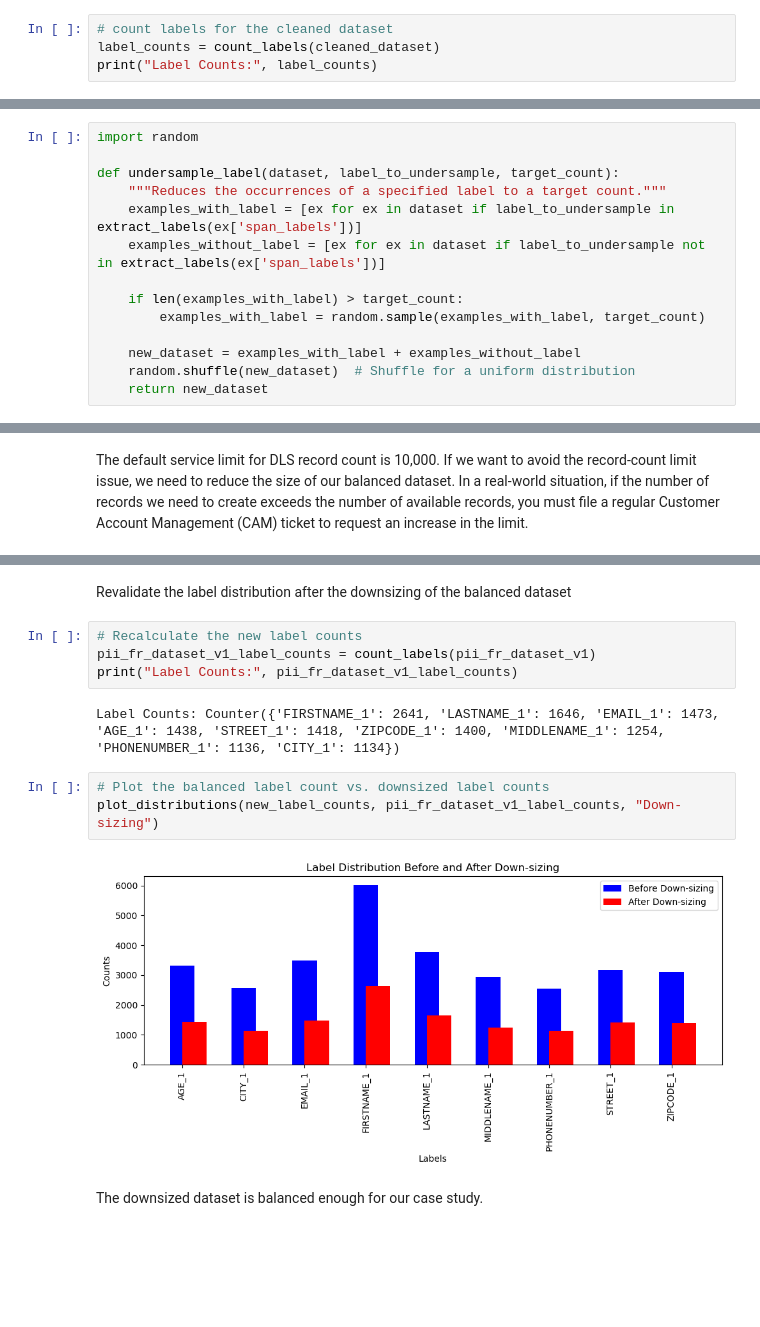
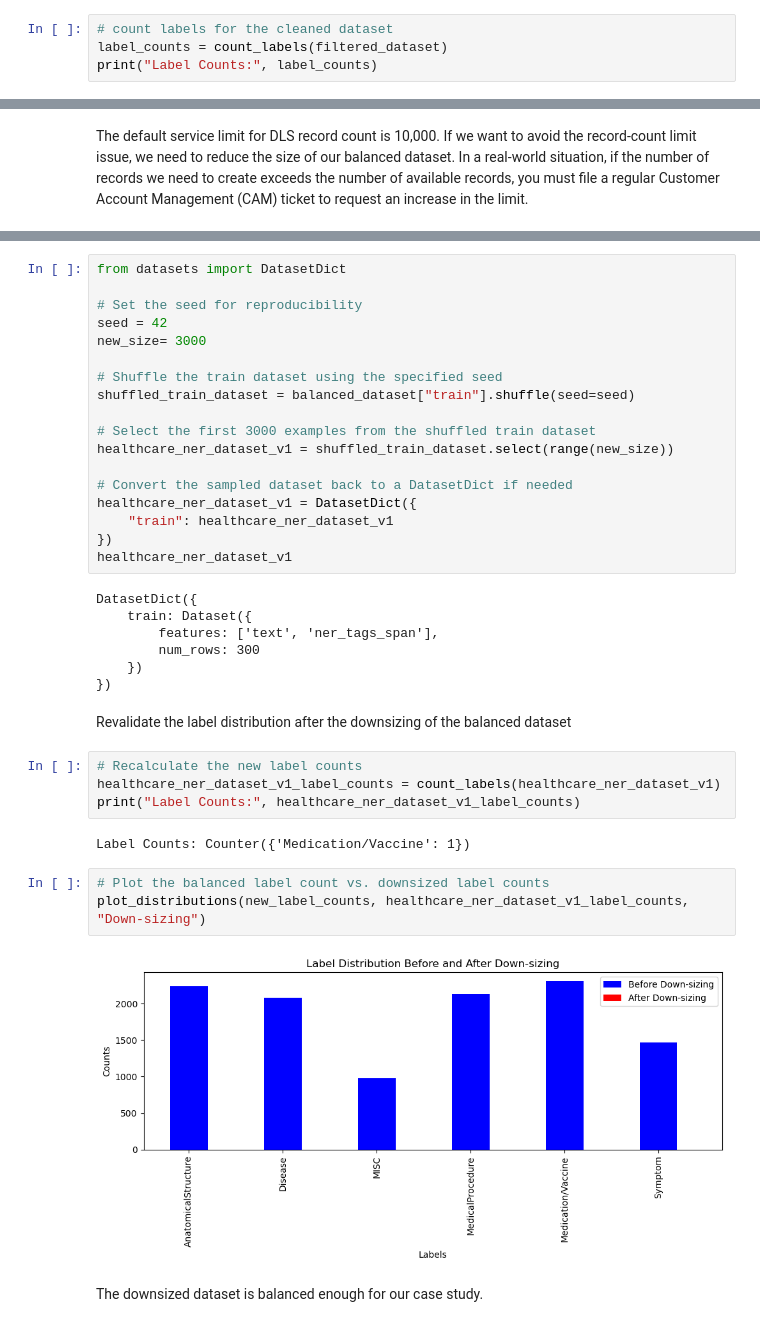
Before and after one commit to john-doe-typica-ai/nlp-on-oci, a Jupyter notebook: chapt-5/prepare_dataset.ipynb, the cells around one changed output, grey strips where cells are left out. Drawn from its saved outputs; the diff is of its cells as text; blank space fills up the shorter version.

Commit message:
healthcare ner changes

```diff
--- a/chapt-5/prepare_dataset.ipynb
+++ b/chapt-5/prepare_dataset.ipynb
@@ -198,6 +195,6 @@ def plot_distributions(before_counts, after_counts, process="Balancing"):
 Calculates and prints the label distribution to assess the dataset initial balance.
 # %%
 # count labels for the cleaned dataset
-label_counts = count_labels(cleaned_dataset)
+label_counts = count_labels(filtered_dataset)
 print("Label Counts:", label_counts)
 # %% [output]
@@ -214,14 +211,0 @@ The `undersample_label` function applies the "Random Under-Sampling" approach to
-# %%
-import random
-
-def undersample_label(dataset, label_to_undersample, target_count):
-    """Reduces the occurrences of a specified label to a target count."""
-    examples_with_label = [ex for ex in dataset if label_to_undersample in extract_labels(ex['span_labels'])]
-    examples_without_label = [ex for ex in dataset if label_to_undersample not in extract_labels(ex['span_labels'])]
-
-    if len(examples_with_label) > target_count:
-        examples_with_label = random.sample(examples_with_label, target_count)
-
-    new_dataset = examples_with_label + examples_without_label
-    random.shuffle(new_dataset)  # Shuffle for a uniform distribution
-    return new_dataset
@@ -321,16 +294,41 @@ DatasetDict({
+# %%
+from datasets import DatasetDict
+
+# Set the seed for reproducibility
+seed = 42
+new_size= 3000
+
+# Shuffle the train dataset using the specified seed
+shuffled_train_dataset = balanced_dataset["train"].shuffle(seed=seed)
+
+# Select the first 3000 examples from the shuffled train dataset
+healthcare_ner_dataset_v1 = shuffled_train_dataset.select(range(new_size))
+
+# Convert the sampled dataset back to a DatasetDict if needed
+healthcare_ner_dataset_v1 = DatasetDict({
+    "train": healthcare_ner_dataset_v1
+})
+healthcare_ner_dataset_v1
+# %% [output]
+DatasetDict({
+    train: Dataset({
+        features: ['text', 'ner_tags_span'],
+        num_rows: 300
+    })
+})
 # %% [markdown]
 Revalidate the label distribution after the downsizing of the balanced dataset
 # %%
 # Recalculate the new label counts
-pii_fr_dataset_v1_label_counts = count_labels(pii_fr_dataset_v1)
-print("Label Counts:", pii_fr_dataset_v1_label_counts)
+healthcare_ner_dataset_v1_label_counts = count_labels(healthcare_ner_dataset_v1)
+print("Label Counts:", healthcare_ner_dataset_v1_label_counts)
 # %% [output]
-Label Counts: Counter({'FIRSTNAME_1': 2641, 'LASTNAME_1': 1646, 'EMAIL_1': 1473, 'AGE_1': 1438, 'STREET_1': 1418, 'ZIPCODE_1': 1400, 'MIDDLENAME_1': 1254, 'PHONENUMBER_1': 1136, 'CITY_1': 1134})
+Label Counts: Counter({'Medication/Vaccine': 1})
 # %%
 # Plot the balanced label count vs. downsized label counts
-plot_distributions(new_label_counts, pii_fr_dataset_v1_label_counts, "Down-sizing")
+plot_distributions(new_label_counts, healthcare_ner_dataset_v1_label_counts, "Down-sizing")
 # %% [output]
-[figure, old version]
+[figure, new version]
 # %% [markdown]
 The downsized dataset is balanced enough for our case study.
 # %% [markdown]
```
Also changed, not shown: parts of 38 cells of this notebook, 2 other files.
